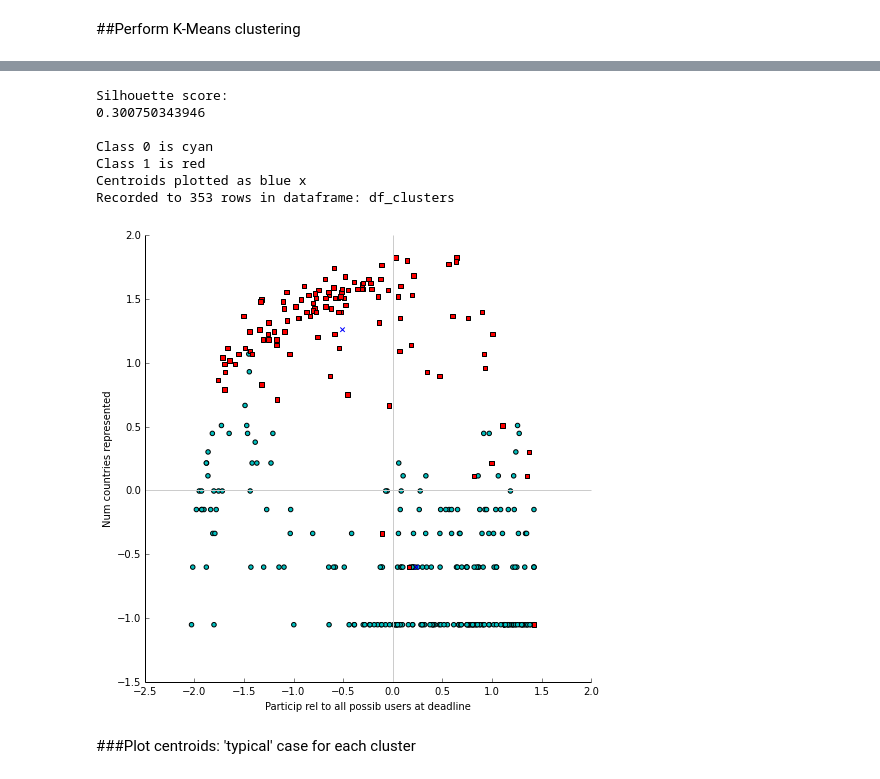
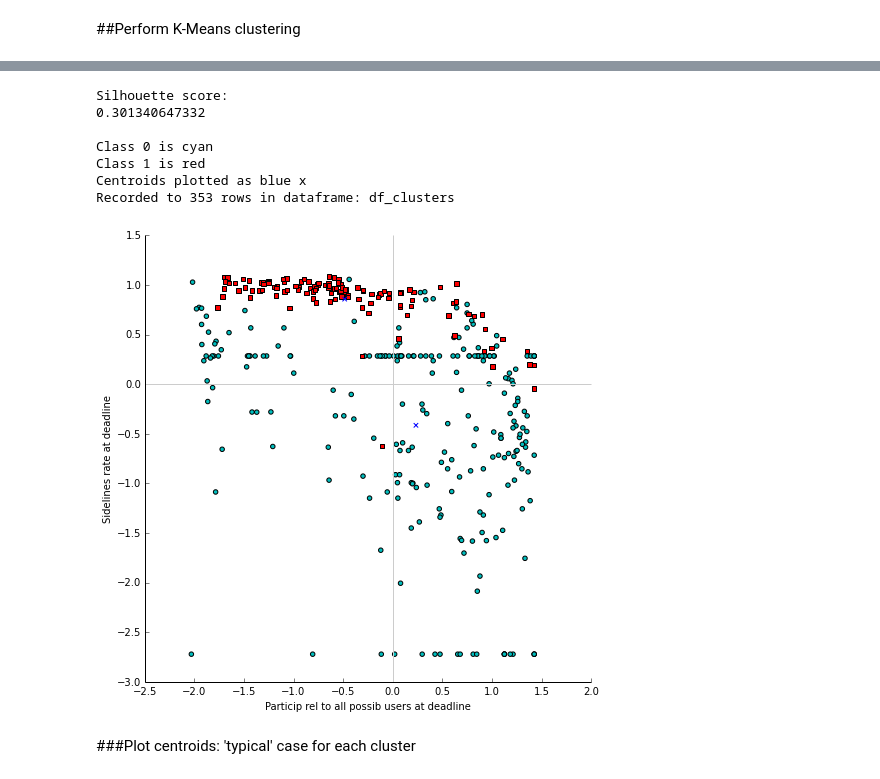
Before and after one commit to rjrest/comp-clustering, a Jupyter notebook: run_cluster.ipynb, the cells around one changed output, grey strips where cells are left out. Drawn from its saved outputs; the diff is of its cells as text; code cells hidden in the pictures.

```diff
--- a/run_cluster.ipynb
+++ b/run_cluster.ipynb
@@ -514,25 +518,25 @@ WARNING: pylab import has clobbered these variables: ['power', 'info', 'draw_if_
 # %%
 km = KMeans(n_clusters=2, init='k-means++', n_init=50, max_iter=500, random_state=3)
 
 # Two best columns are M22 + M24
-y, centroids = run_kmeans(km, data, colnames, 25, 28)
+y, centroids = run_kmeans(km, data, colnames, 25, 27)
 
 print "Recorded to %d rows in dataframe: df_clusters" % len(y)
 df_comps_labels = pd.read_csv("data/raw/comps_labels.csv", header=0, usecols=[0,1,2,4,5,6], index_col=0)
 df_final = pd.read_csv("data/cleaned/Final.csv", header=0, index_col=0)
 df_clusters = df['DurationInt'].to_frame()
 df_clusters['GuessedClass'] = y
 df_clusters = pd.merge(df_clusters, df_comps_labels, left_index=True, right_index=True, copy=False)
 df_clusters = pd.merge(df_clusters, df_final, left_index=True, right_index=True, copy=False)
 # %% [output]
 Silhouette score:
-0.300750343946
+0.301340647332
 
 Class 0 is cyan
 Class 1 is red
 Centroids plotted as blue x
 Recorded to 353 rows in dataframe: df_clusters
-[figure, old version]
+[figure, new version]
 # %% [markdown]
 ###Plot centroids: 'typical' case for each cluster
 # %%
```
Also changed, not shown: parts of 6 cells of this notebook, 3 other files.
